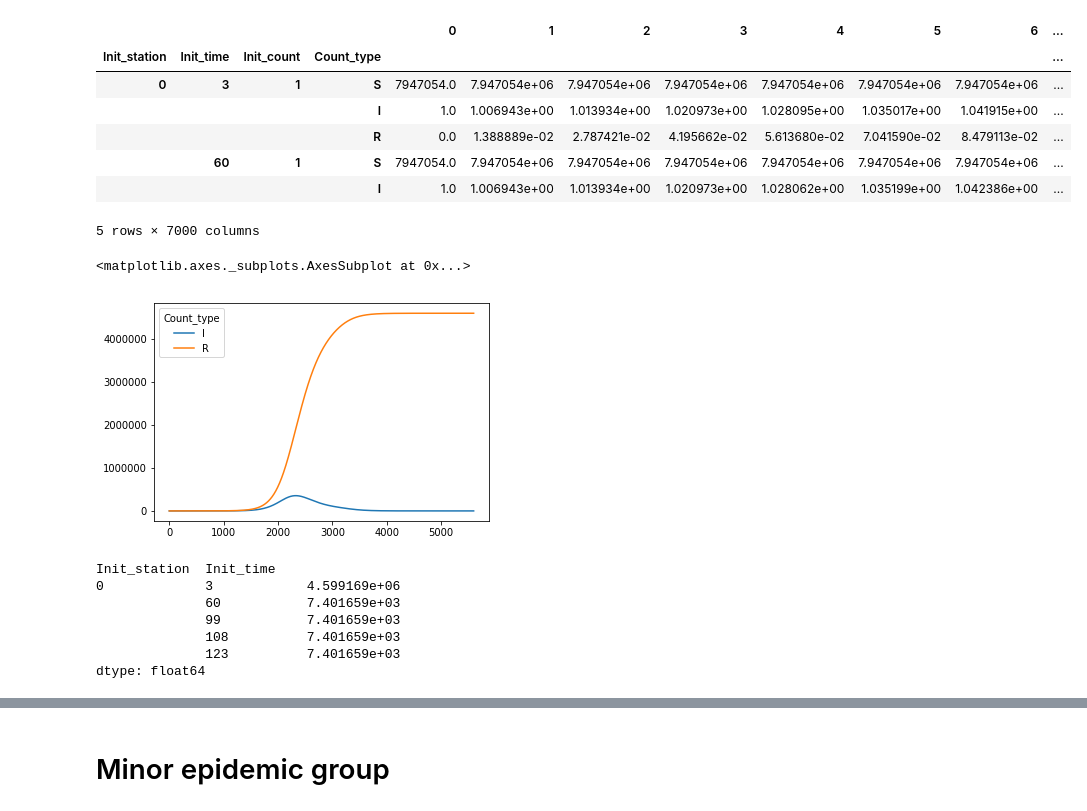
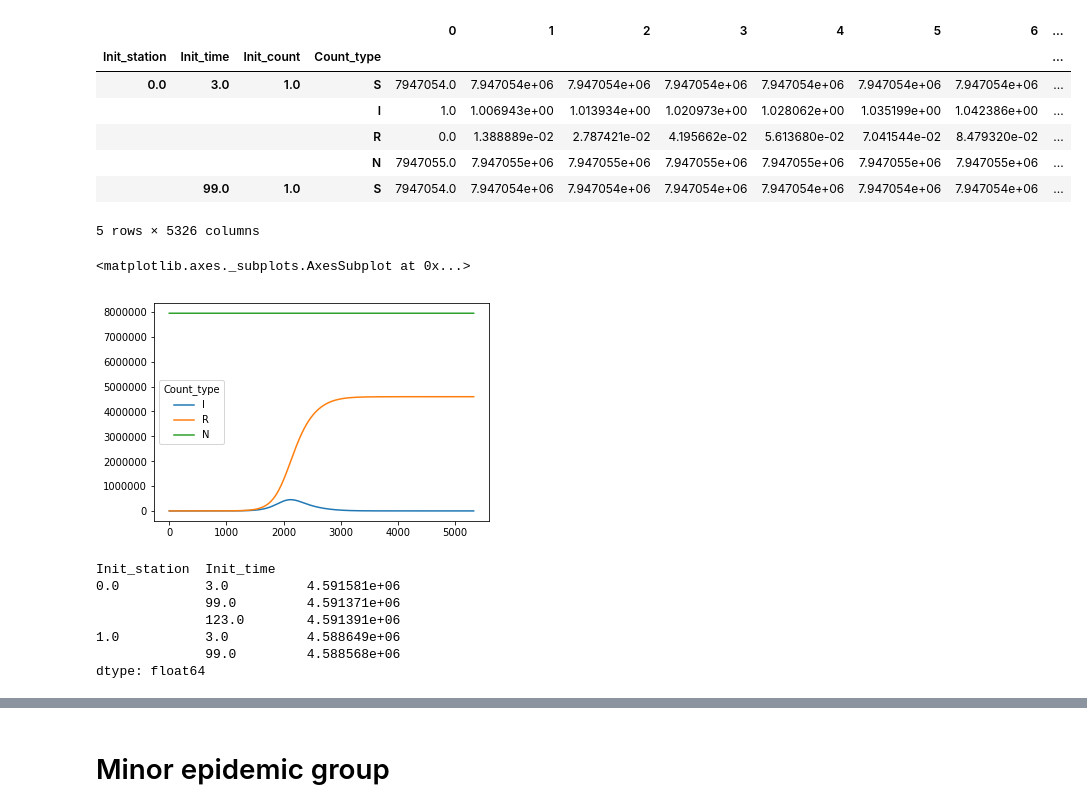
Before and after one commit to joshuablake/Temporal-metapop-epidemic-London-, a Jupyter notebook: src/Results analysis.ipynb, the cells around one changed output, grey strips where cells are left out. Drawn from its saved outputs; the diff is of its cells as text; code cells hidden in the pictures.

```diff
--- a/src/Results analysis.ipynb
+++ b/src/Results analysis.ipynb
@@ -5,24 +6,27 @@ import matplotlib.pyplot as plt
 %matplotlib inline
 DATA_DIR = path.join('..', 'data')
+# %%
+a = np.load('test.npy')
 # %%
-results = pd.read_csv(path.join(DATA_DIR, 'results.csv'),
-                      names=['Init_station','Init_time','Init_count','Count_type']+list(range(7000)))
+results = pd.DataFrame(a)
+results.columns = ['Init_station','Init_time','Init_count','Count_type'] + list(range(5326))
+results.replace({'Count_type': {0.0: 'S', 1.0: 'I', 2.0: 'R', 3.0: 'N'}}, inplace=True)
 results.set_index(list(results.columns[:4]), inplace=True)
 results.head()
 # %% [output]
 |  |  |  |  | 0 | 1 | 2 | 3 | 4 | 5 | 6 | ... |
 | Init_station | Init_time | Init_count | Count_type |  |  |  |  |  |  |  | ... |
-| 0 | 3 | 1 | S | 7947054.0 | 7.947054e+06 | 7.947054e+06 | 7.947054e+06 | 7.947054e+06 | 7.947054e+06 | 7.947054e+06 | ... |
-|  |  |  | I | 1.0 | 1.006943e+00 | 1.013934e+00 | 1.020973e+00 | 1.028095e+00 | 1.035017e+00 | 1.041915e+00 | ... |
-|  |  |  | R | 0.0 | 1.388889e-02 | 2.787421e-02 | 4.195662e-02 | 5.613680e-02 | 7.041590e-02 | 8.479113e-02 | ... |
-|  | 60 | 1 | S | 7947054.0 | 7.947054e+06 | 7.947054e+06 | 7.947054e+06 | 7.947054e+06 | 7.947054e+06 | 7.947054e+06 | ... |
+| 0.0 | 3.0 | 1.0 | S | 7947054.0 | 7.947054e+06 | 7.947054e+06 | 7.947054e+06 | 7.947054e+06 | 7.947054e+06 | 7.947054e+06 | ... |
 |  |  |  | I | 1.0 | 1.006943e+00 | 1.013934e+00 | 1.020973e+00 | 1.028062e+00 | 1.035199e+00 | 1.042386e+00 | ... |
+|  |  |  | R | 0.0 | 1.388889e-02 | 2.787421e-02 | 4.195662e-02 | 5.613680e-02 | 7.041544e-02 | 8.479320e-02 | ... |
+|  |  |  | N | 7947055.0 | 7.947055e+06 | 7.947055e+06 | 7.947055e+06 | 7.947055e+06 | 7.947055e+06 | 7.947055e+06 | ... |
+|  | 99.0 | 1.0 | S | 7947054.0 | 7.947054e+06 | 7.947054e+06 | 7.947054e+06 | 7.947054e+06 | 7.947054e+06 | 7.947054e+06 | ... |
-5 rows × 7000 columns
+5 rows × 5326 columns
 # %%
 results.xs((0,3,1), level=('Init_station','Init_time','Init_count')).T.drop(columns='S').plot()
 # %% [output]
 <matplotlib.axes._subplots.AxesSubplot at 0x...>
-[figure, old version]
+[figure, new version]
 # %%
 filtered=results.xs((1, 'I'), level=('Init_count', 'Count_type')).fillna(0)
 filtered_R=results.xs((1, 'R'), level=('Init_count', 'Count_type')).fillna(0)
@@ -30,11 +34,11 @@ filtered_R=results.xs((1, 'R'), level=('Init_count', 'Count_type')).fillna(0)
 filtered_R.T.max().head()
 # %% [output]
 Init_station  Init_time
-0             3            4.599169e+06
-              60           7.401659e+03
-              99           7.401659e+03
-              108          7.401659e+03
-              123          7.401659e+03
+0.0           3.0          4.591581e+06
+              99.0         4.591371e+06
+              123.0        4.591391e+06
+1.0           3.0          4.588649e+06
+              99.0         4.588568e+06
 dtype: float64
 # %%
 filtered.T.max().head()
```
Also changed, not shown: parts of 22 cells of this notebook.
